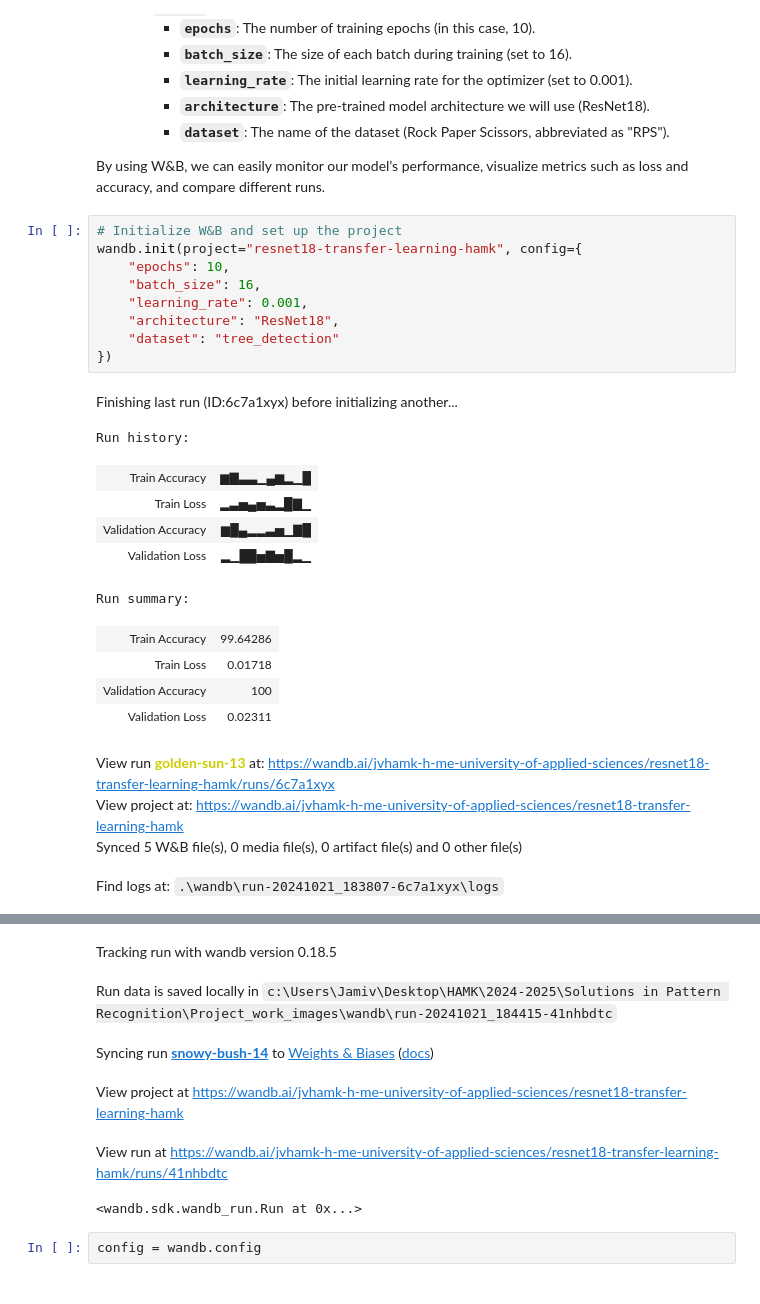
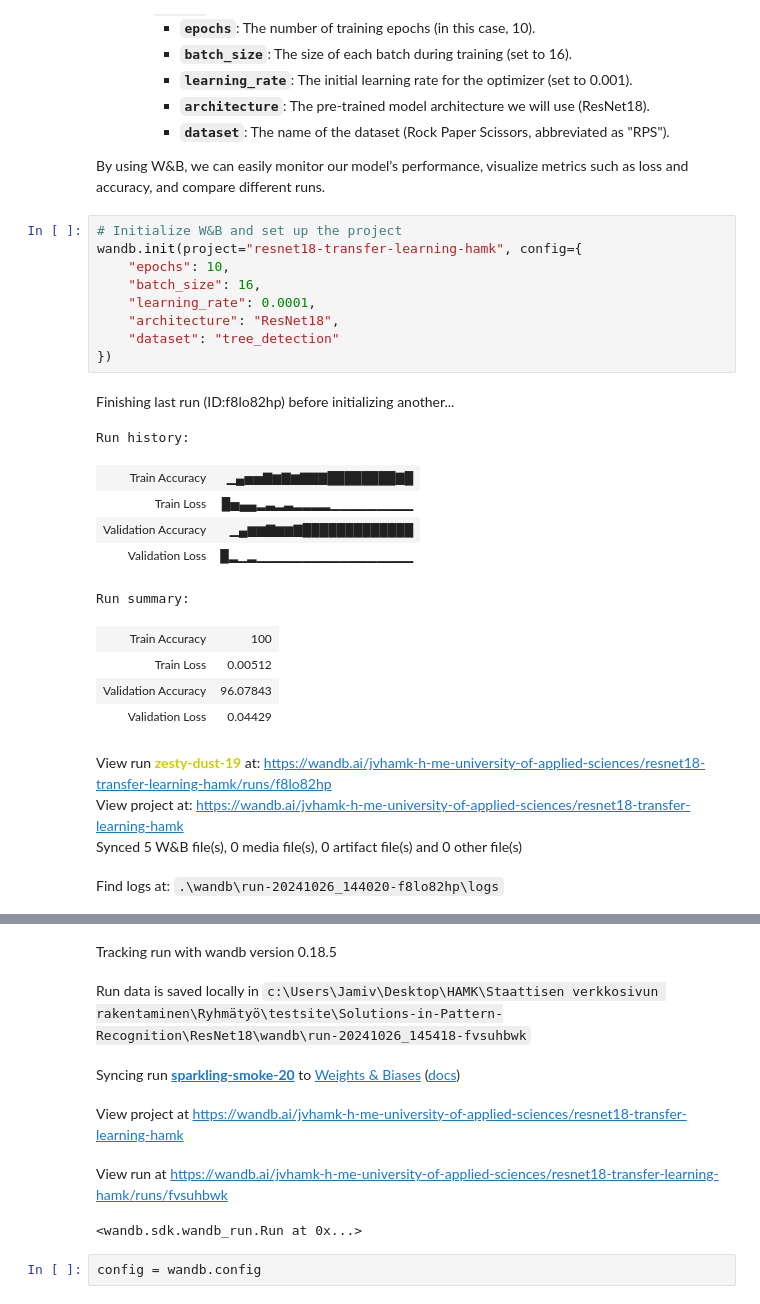
Before and after one commit to jamivih/Solutions-in-Pattern-Recognition, a Jupyter notebook: ResNet18/ResNet18_model.ipynb, the cells around one changed output, grey strips where cells are left out. Cells and saved outputs as stored; diff of their text form.

```diff
--- a/ResNet18/ResNet18_model.ipynb
+++ b/ResNet18/ResNet18_model.ipynb
@@ -49,25 +50,25 @@ By using W&B, we can easily monitor our model’s performance, visualize metrics
 # %%
 # Initialize W&B and set up the project
 wandb.init(project="resnet18-transfer-learning-hamk", config={
     "epochs": 10,
     "batch_size": 16,
-    "learning_rate": 0.001,
+    "learning_rate": 0.0001,
     "architecture": "ResNet18",
     "dataset": "tree_detection"
 })
 # %% [output]
-Finishing last run (ID:6c7a1xyx) before initializing another...
+Finishing last run (ID:f8lo82hp) before initializing another...
 Run history:
-| Train Accuracy | ▆▇▃▃▁▄▆▂▁█ |
-| Train Loss | ▂▃▅▄▅▃▂█▇▁ |
-| Validation Accuracy | ▆█▄▂▂▃▅▁▇█ |
-| Validation Loss | ▂▁██▅▇▅█▂▁ |
+| Train Accuracy | ▁▄▅▅▇▆▇▆▇▇▇████████▇█ |
+| Train Loss | █▅▄▄▂▃▂▃▂▂▂▂▁▁▁▁▁▁▁▁▁ |
+| Validation Accuracy | ▁▄▆▆▇▆▆▇█████████████ |
+| Validation Loss | █▂▁▂▁▁▁▁▁▁▁▁▁▁▁▁▁▁▁▁▁ |
 Run summary:
-| Train Accuracy | 99.64286 |
-| Train Loss | 0.01718 |
-| Validation Accuracy | 100 |
-| Validation Loss | 0.02311 |
+| Train Accuracy | 100 |
+| Train Loss | 0.00512 |
+| Validation Accuracy | 96.07843 |
+| Validation Loss | 0.04429 |
-View run golden-sun-13 at: https://wandb.ai/jvhamk-h-me-university-of-applied-sciences/resnet18-transfer-learning-hamk/runs/6c7a1xyx
+View run zesty-dust-19 at: https://wandb.ai/jvhamk-h-me-university-of-applied-sciences/resnet18-transfer-learning-hamk/runs/f8lo82hp
 View project at: https://wandb.ai/jvhamk-h-me-university-of-applied-sciences/resnet18-transfer-learning-hamk
 Synced 5 W&B file(s), 0 media file(s), 0 artifact file(s) and 0 other file(s)
-Find logs at: .\wandb\run-20241021_183807-6c7a1xyx\logs
+Find logs at: .\wandb\run-20241026_144020-f8lo82hp\logs
@@ -75,8 +76,8 @@ Successfully finished last run (ID:6c7a1xyx). Initializing new run:
 Tracking run with wandb version 0.18.5
-Run data is saved locally in c:\Users\Jamiv\Desktop\HAMK\2024-2025\Solutions in Pattern Recognition\Project_work_images\wandb\run-20241021_184415-41nhbdtc
+Run data is saved locally in c:\Users\Jamiv\Desktop\HAMK\Staattisen verkkosivun rakentaminen\Ryhmätyö\testsite\Solutions-in-Pattern-Recognition\ResNet18\wandb\run-20241026_145418-fvsuhbwk
-Syncing run snowy-bush-14 to Weights & Biases (docs)
+Syncing run sparkling-smoke-20 to Weights & Biases (docs)
 View project at https://wandb.ai/jvhamk-h-me-university-of-applied-sciences/resnet18-transfer-learning-hamk
-View run at https://wandb.ai/jvhamk-h-me-university-of-applied-sciences/resnet18-transfer-learning-hamk/runs/41nhbdtc
+View run at https://wandb.ai/jvhamk-h-me-university-of-applied-sciences/resnet18-transfer-learning-hamk/runs/fvsuhbwk
 <wandb.sdk.wandb_run.Run at 0x...>
 # %%
 config = wandb.config
```
Also changed, not shown: parts of 15 cells of this notebook, 37 other files.
